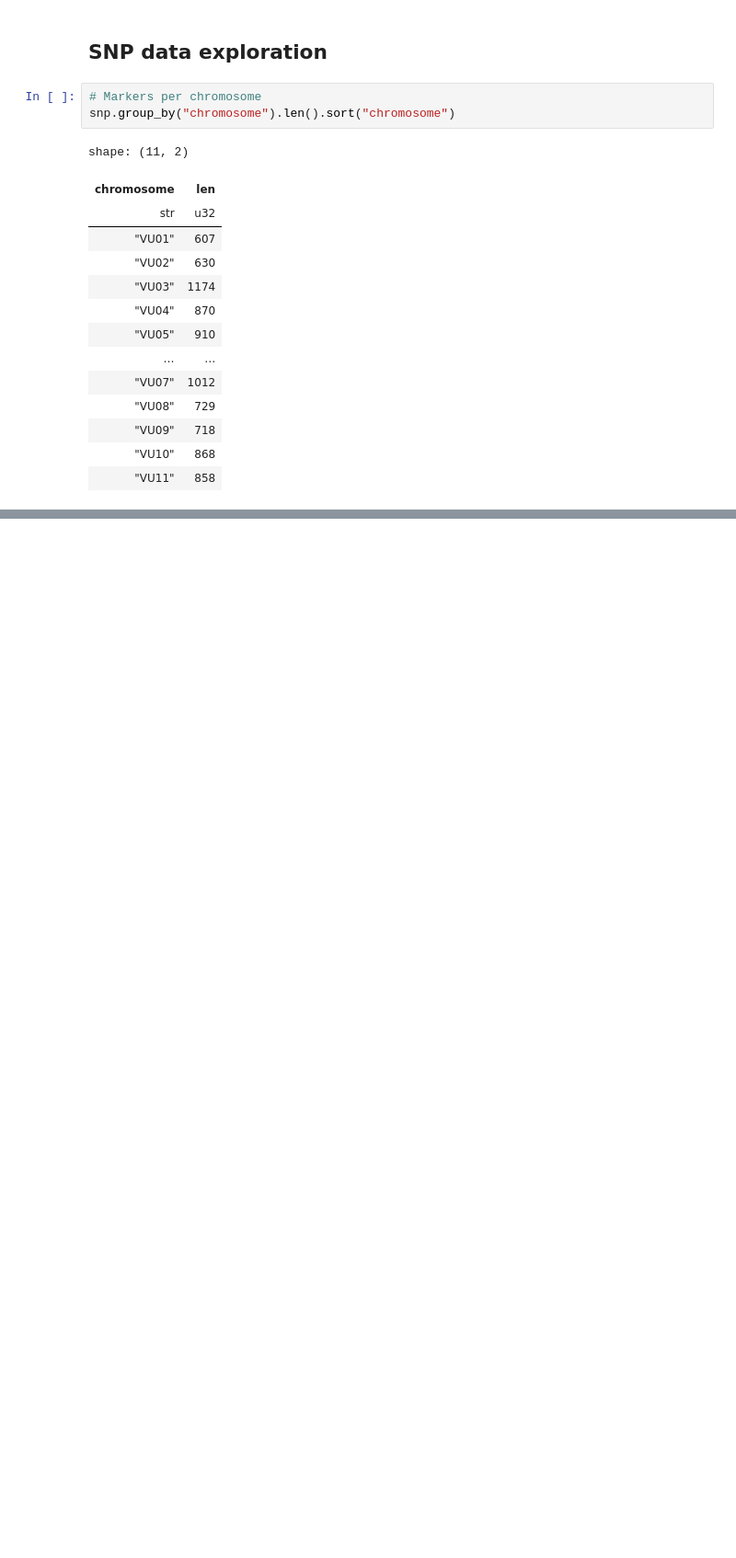
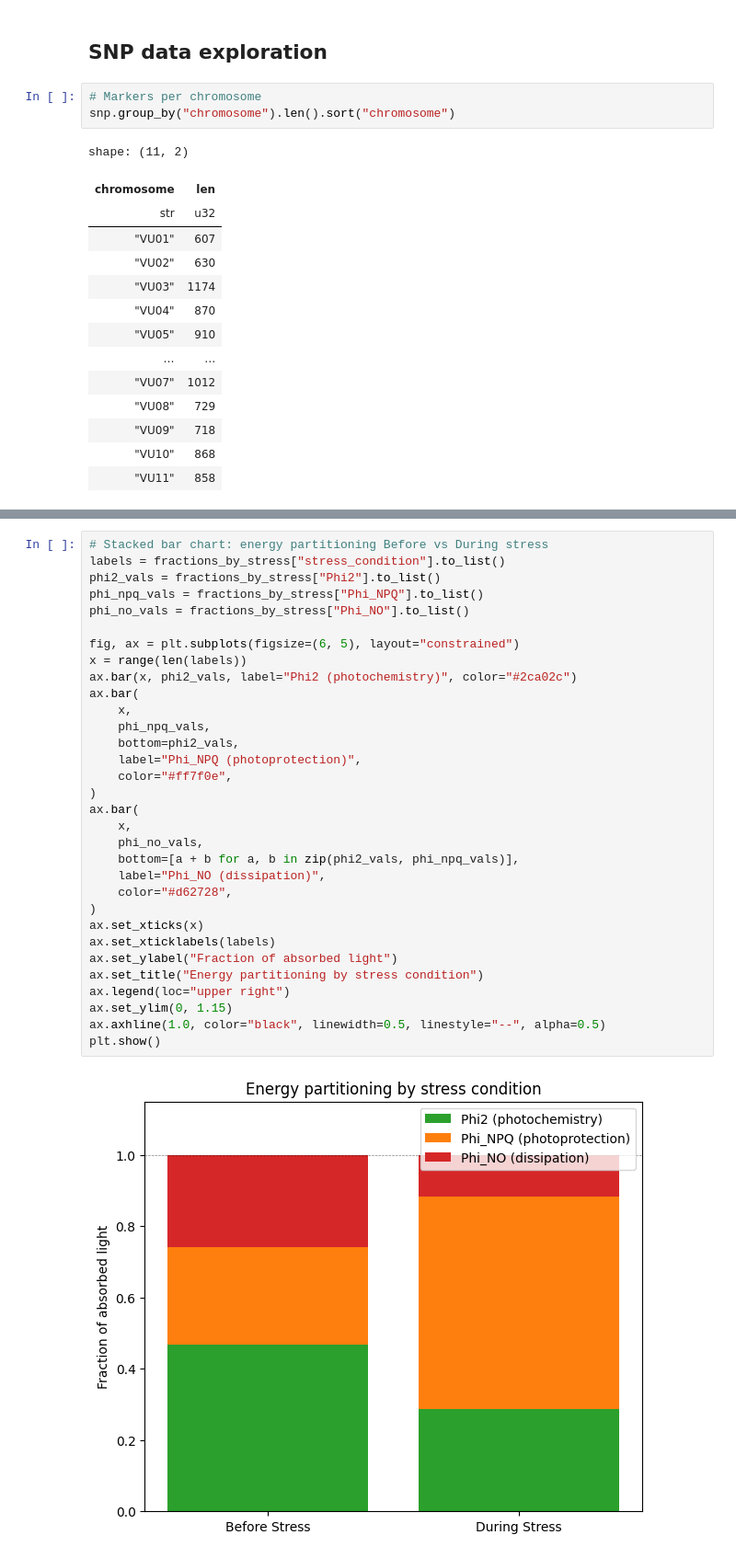
Before and after one commit to Computational-Biology-Aachen/2026-photosynthesis-hackathon-template, a Jupyter notebook: advanced/cowpea-polars.ipynb, the cells around one changed output, grey strips where cells are left out. Shown at 92% size. Cells and saved outputs as stored; diff of their text form; blank space fills up the shorter version.

```diff
--- a/advanced/cowpea-polars.ipynb
+++ b/advanced/cowpea-polars.ipynb
@@ -228,0 +345,34 @@ shape: (3, 3)
+# %%
+# Stacked bar chart: energy partitioning Before vs During stress
+labels = fractions_by_stress["stress_condition"].to_list()
+phi2_vals = fractions_by_stress["Phi2"].to_list()
+phi_npq_vals = fractions_by_stress["Phi_NPQ"].to_list()
+phi_no_vals = fractions_by_stress["Phi_NO"].to_list()
+
+fig, ax = plt.subplots(figsize=(6, 5), layout="constrained")
+x = range(len(labels))
+ax.bar(x, phi2_vals, label="Phi2 (photochemistry)", color="#2ca02c")
+ax.bar(
+    x,
+    phi_npq_vals,
+    bottom=phi2_vals,
+    label="Phi_NPQ (photoprotection)",
+    color="#ff7f0e",
+)
+ax.bar(
+    x,
+    phi_no_vals,
+    bottom=[a + b for a, b in zip(phi2_vals, phi_npq_vals)],
+    label="Phi_NO (dissipation)",
+    color="#d62728",
+)
+ax.set_xticks(x)
+ax.set_xticklabels(labels)
+ax.set_ylabel("Fraction of absorbed light")
+ax.set_title("Energy partitioning by stress condition")
+ax.legend(loc="upper right")
+ax.set_ylim(0, 1.15)
+ax.axhline(1.0, color="black", linewidth=0.5, linestyle="--", alpha=0.5)
+plt.show()
+# %% [output]
+[figure, added]
```
Also changed, not shown: parts of 13 cells of this notebook, 6 other files.
